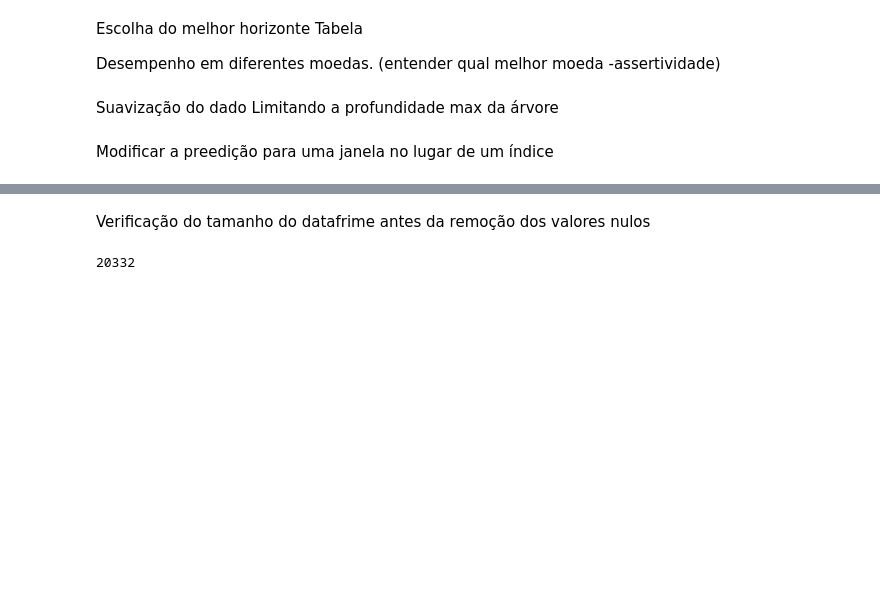
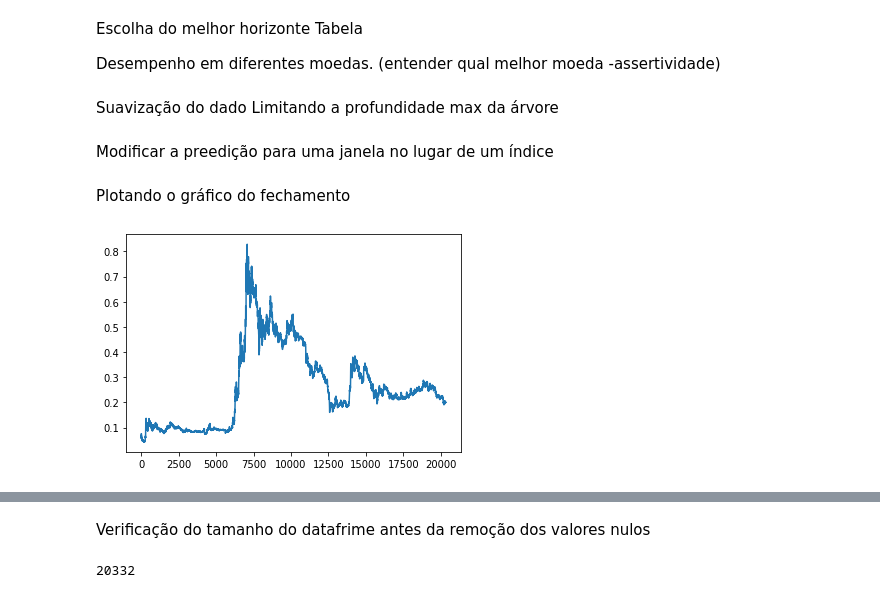
Before and after one commit to lucasaires/csv, a Jupyter notebook: TCC_Lucas.ipynb, the cells around one changed output, grey strips where cells are left out. Drawn from its saved outputs; the diff is of its cells as text; code cells hidden in the pictures; blank space fills up the shorter version.

```diff
--- a/TCC_Lucas.ipynb
+++ b/TCC_Lucas.ipynb
@@ -109,3 +114,10 @@ Suavização do dado
 Limitando a profundidade max da árvore
 # %% [markdown]
 Modificar a preedição para uma janela no lugar de um índice
+# %% [markdown]
+Plotando o gráfico do fechamento
+# %%
+df['close'].plot()
+plt.show()
+# %% [output]
+[figure, added]
```
Also changed, not shown: parts of 22 cells of this notebook.
